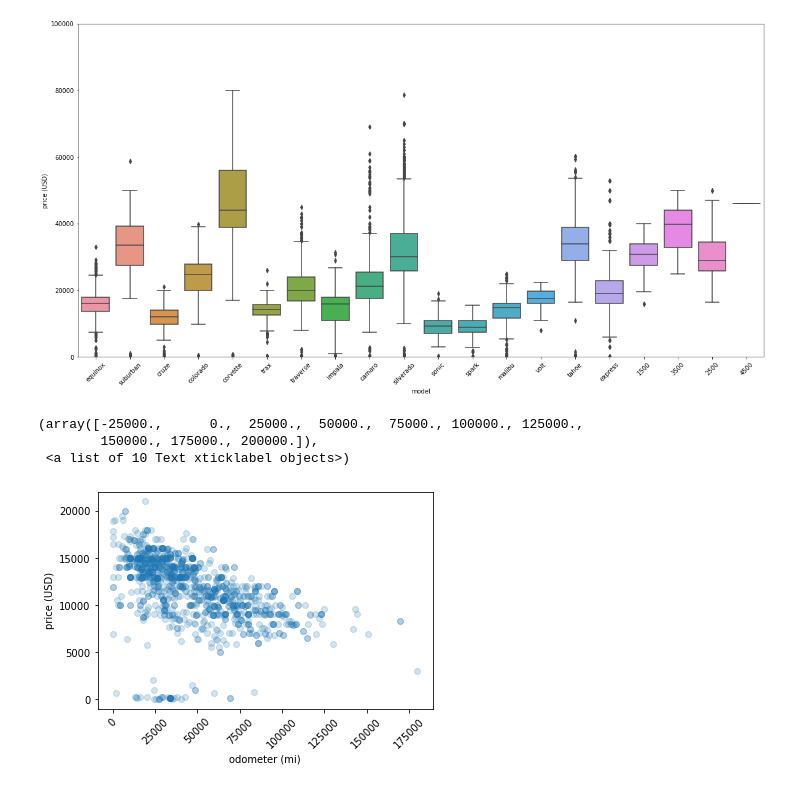
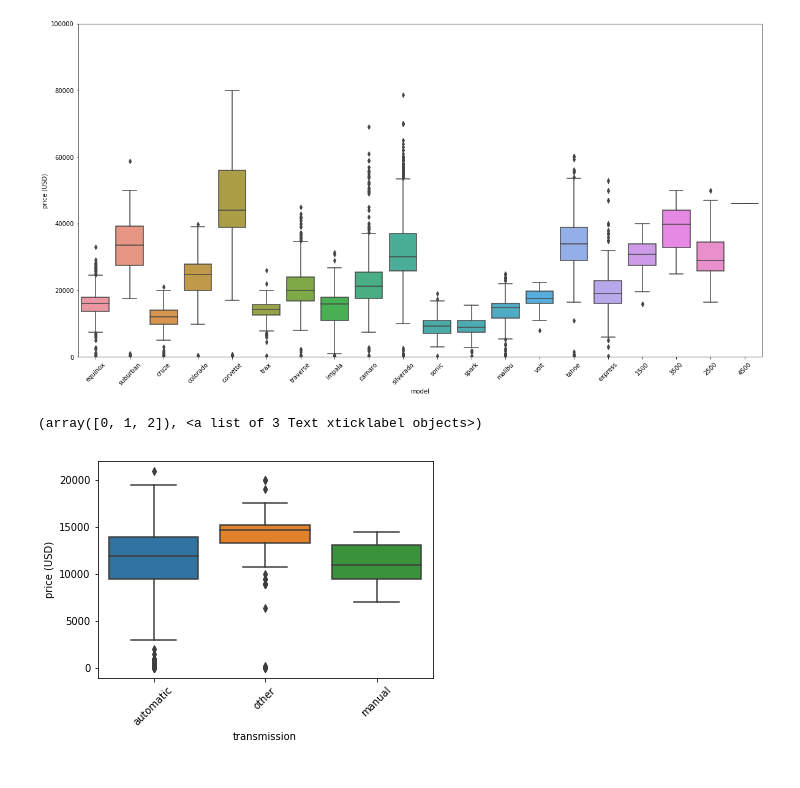
Before and after one commit to dericatienza/udacity-mlnd-capstone-project, a Jupyter notebook: data_exploration.ipynb, the cells around one changed output. Cells and saved outputs as stored; diff of their text form; code cells hidden in the pictures.

```diff
--- a/data_exploration.ipynb
+++ b/data_exploration.ipynb
@@ -260,7 +258,7 @@ model_counts = clean_model_df['model'].value_counts()
 
 remove_threshold = 50
 
-trimmed_df = clean_model_df[clean_df['model'].isin(model_counts[model_counts > remove_threshold].index)]
+trimmed_df = clean_model_df[clean_model_df['model'].isin(model_counts[model_counts > remove_threshold].index)]
 
 trimmed_df.to_csv(os.path.join(data_dir, 'vehicles_trimmed.csv'), index=False)
 # %% [markdown]
@@ -292,5 +279,3 @@ Features to be explored are:
 7. drive
 8. size
 9. state
-# %%
-trimmed_df = pd.read_csv(os.path.join(data_dir, 'vehicles_trimmed.csv'))
@@ -402,14 +389,14 @@ plot_correlation(chevrolet_df, 'model', fig_size=(20,10))
 # %% [output]
 [figure]
 # %%
+feature = 'transmission'
+
 cruze_df = chevrolet_df[chevrolet_df['model'] == 'cruze']
 
-plt.scatter(data=cruze_df, x='odometer', y='price', alpha=1/5)
+sb.boxplot(data=cruze_df, x=feature, y='price')
 plt.ylabel('price (USD)')
-plt.xlabel('odometer (mi)')
+plt.xlabel(feature)
 plt.xticks(rotation=45)
 # %% [output]
-(array([-25000.,      0.,  25000.,  50000.,  75000., 100000., 125000.,
-        150000., 175000., 200000.]),
- <a list of 10 Text xticklabel objects>)
+(array([0, 1, 2]), <a list of 3 Text xticklabel objects>)
-[figure, old version]
+[figure, new version]
```
Also changed, not shown: parts of 14 cells of this notebook.
